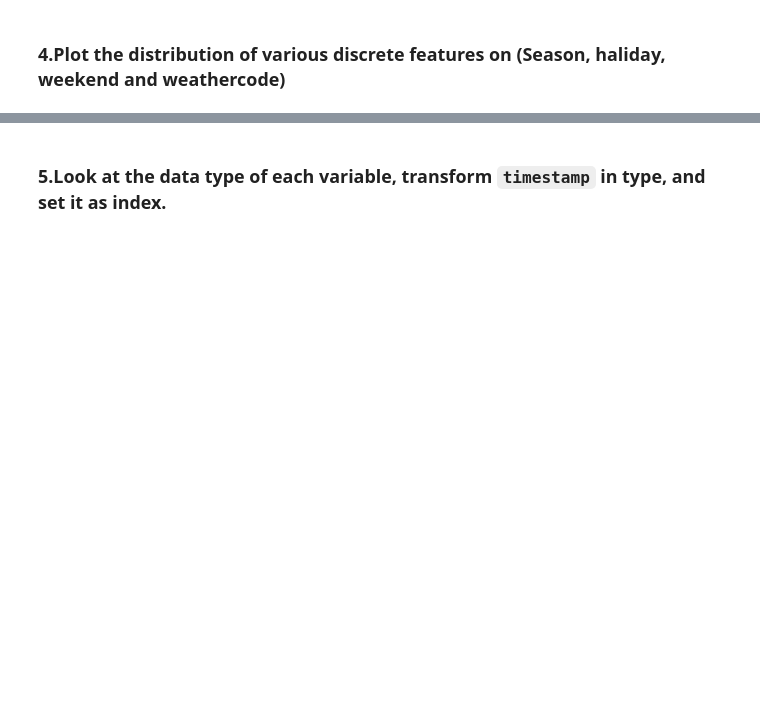
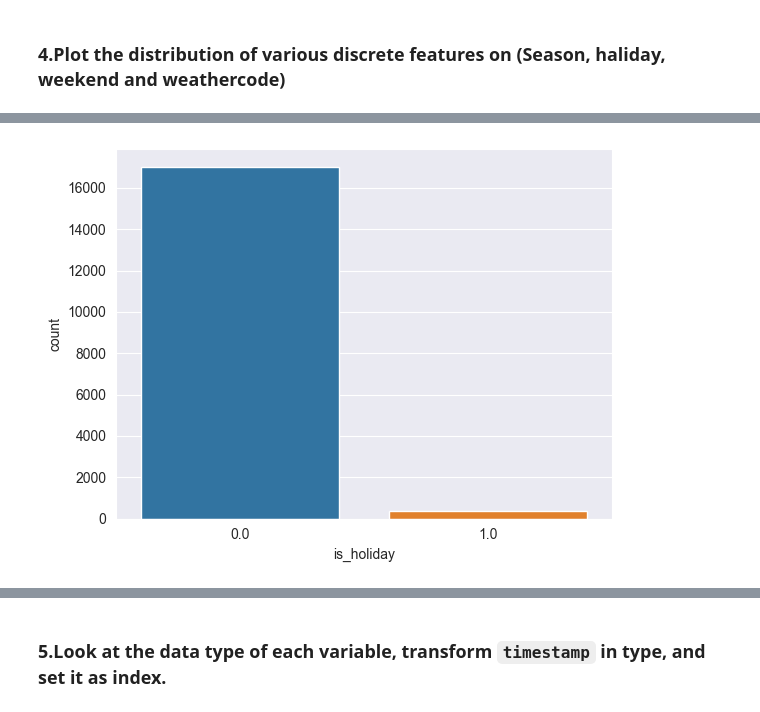
Before and after one commit to fenyx-it-academy/Class7-Week20-Data-Visualization-Seaborn-Matplotlib, a Jupyter notebook: Data_Visualisation_(Seaborn_Matplotlib).ipynb, the cells around one changed output, grey strips where cells are left out. Drawn from its saved outputs; the diff is of its cells as text; code cells hidden in the pictures; blank space fills up the shorter version.

```diff
--- a/Data_Visualisation_(Seaborn_Matplotlib).ipynb
+++ b/Data_Visualisation_(Seaborn_Matplotlib).ipynb
@@ -70,0 +103,7 @@ warnings.filterwarnings("ignore")
+# %%
+# is_holiday
+
+sns.countplot(x='is_holiday', data=df)
+plt.show()
+# %% [output]
+[figure, added]
```
Also changed, not shown: parts of 57 cells of this notebook.
